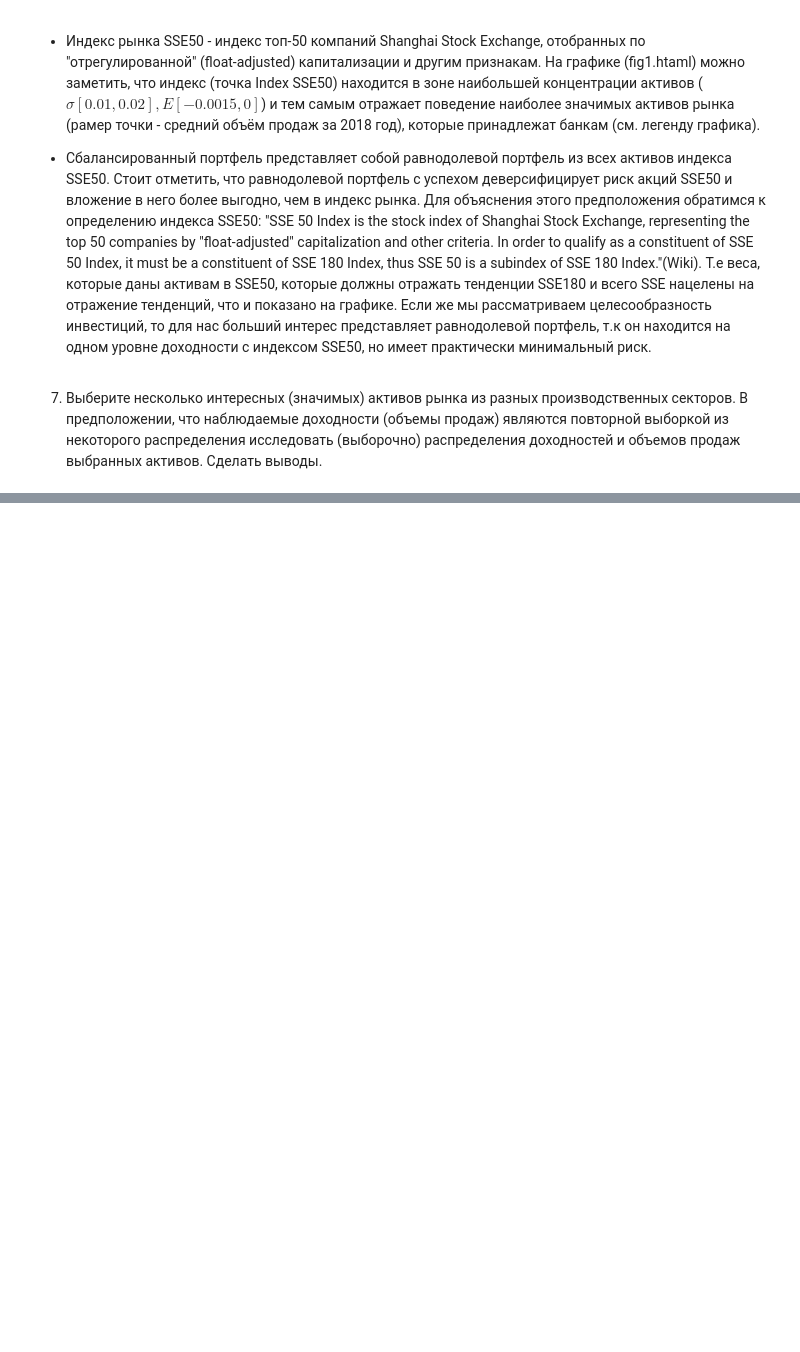
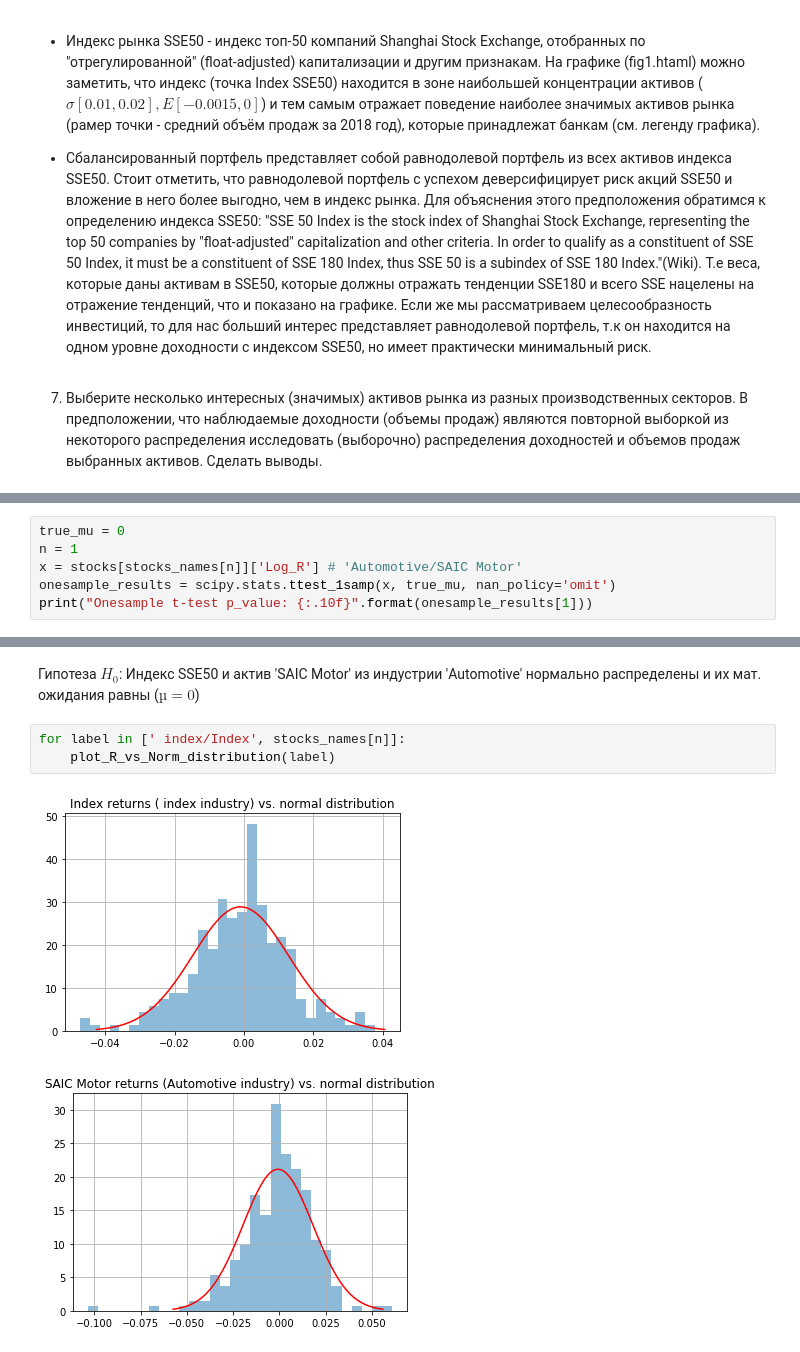
Before and after one commit to CodeSopranos/lab-1-financial-operations, a Jupyter notebook: main.ipynb, the cells around one changed output, grey strips where cells are left out. Cells and saved outputs as stored; diff of their text form; blank space fills up the shorter version.

```diff
--- a/main.ipynb
+++ b/main.ipynb
@@ -108,0 +129,6 @@ for label in stocks_names:
+# %%
+true_mu = 0
+n = 1
+x = stocks[stocks_names[n]]['Log_R'] # 'Automotive/SAIC Motor'
+onesample_results = scipy.stats.ttest_1samp(x, true_mu, nan_policy='omit')
+print("Onesample t-test p_value: {:.10f}".format(onesample_results[1]))
@@ -108,0 +141,9 @@ for label in stocks_names:
+# %% [markdown]
+Гипотеза $H_0$: Индекс SSE50 и актив 'SAIC Motor' из индустрии 'Automotive' нормально распределены и их мат. ожидания равны
+($µ = 0$)
+# %%
+for label in [' index/Index', stocks_names[n]]:
+    plot_R_vs_Norm_distribution(label)
+# %% [output]
+[figure, added]
+[figure, added]
```
Also changed, not shown: parts of 12 cells of this notebook.
